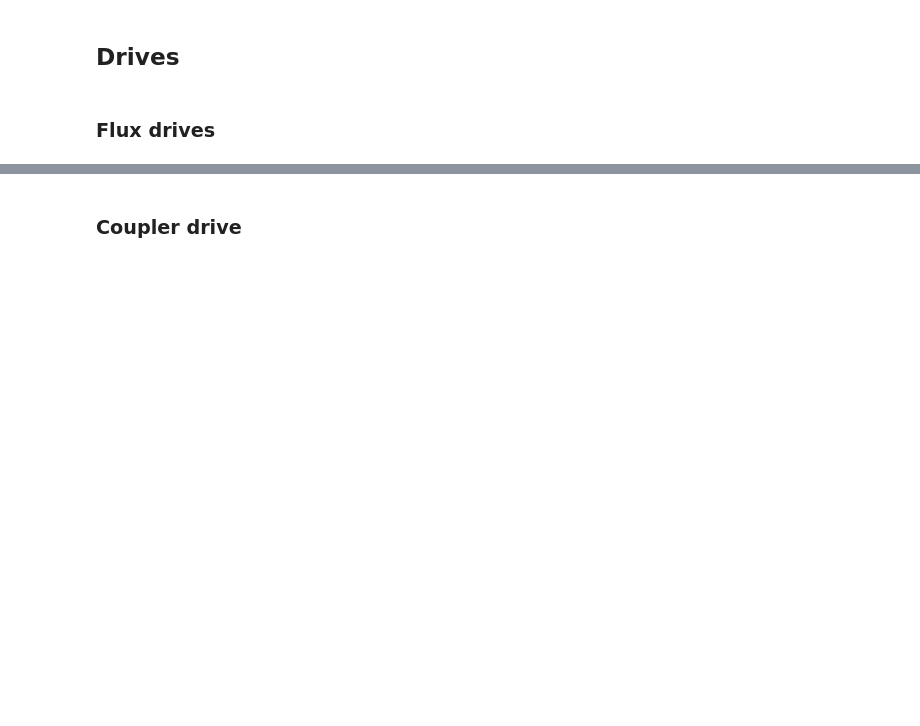
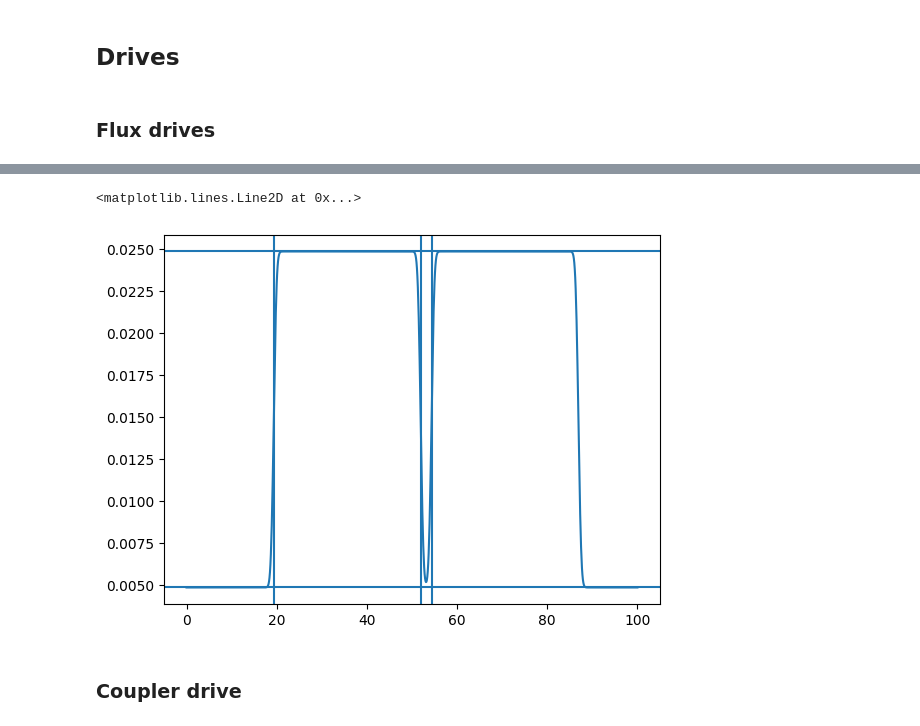
Before and after one commit to TheSQuaD-IQ/blueprint, a Jupyter notebook: notebooks/dynamiqs_simu_example.ipynb, the cells around one changed output, grey strips where cells are left out. Saved outputs shown, nothing was run; the diff lists cells and outputs as text; code cells hidden in the pictures; blank space fills up the shorter version.

```diff
--- a/notebooks/dynamiqs_simu_example.ipynb
+++ b/notebooks/dynamiqs_simu_example.ipynb
@@ -75,12 +74,15 @@ print(transmon.get_hamiltonian())
 0.004863801980067174
 # %%
 device = Device([transmon, other_transmon])
+g0 = (
+    7 * MHz
+    / float(transmon.charge_zpf)
+    / float(other_transmon.charge_zpf)
+)
 device.add_capacative_coupling(
     qubits=("Q1", "Q2"),
     label="C_Q1_Q2",
-    prefactor=7 * MHz
-    / float(transmon.charge_zpf)
-    / float(other_transmon.charge_zpf),
+    prefactor=g0,
 )
 # %%
 print(device.get_hamiltonian())
@@ -149,0 +261,26 @@ device["Q2"].drives["flux_Q2_cz_Q1_Q2"].set_params(
+# %%
+test = [
+    coupler_pulses.net_zero_transition_coupling_pulse(
+        t=t,
+        off_coupling=g0,
+        on_coupling=g0 + 20 * MHz,
+        half_hold_time=65.15 / 2,
+        transition_time=2.414131062723352,
+        buffer_start=1.9349107142857144e1,
+        buffer_end=1.9349107142857144e1,
+        gaussian_filter_sigma=0.5,
+        transition_coupling=None,
+    )
+    for t in times
+]
+# %%
+plt.plot(times, test)
+plt.axhline(g0)
+plt.axhline(g0 + 20*MHz)
+plt.axvline(1.9349107142857144e1)
+plt.axvline(1.9349107142857144e1 + 65.15 / 2)
+plt.axvline(1.9349107142857144e1 + 65.15 / 2 + 2.414131062723352)
+# plt.axvline(1.9349107142857144e1)
+# %% [output]
+<matplotlib.lines.Line2D at 0x...>
+[figure, added]
```
Also changed, not shown: parts of 73 cells of this notebook, 2 other files.
